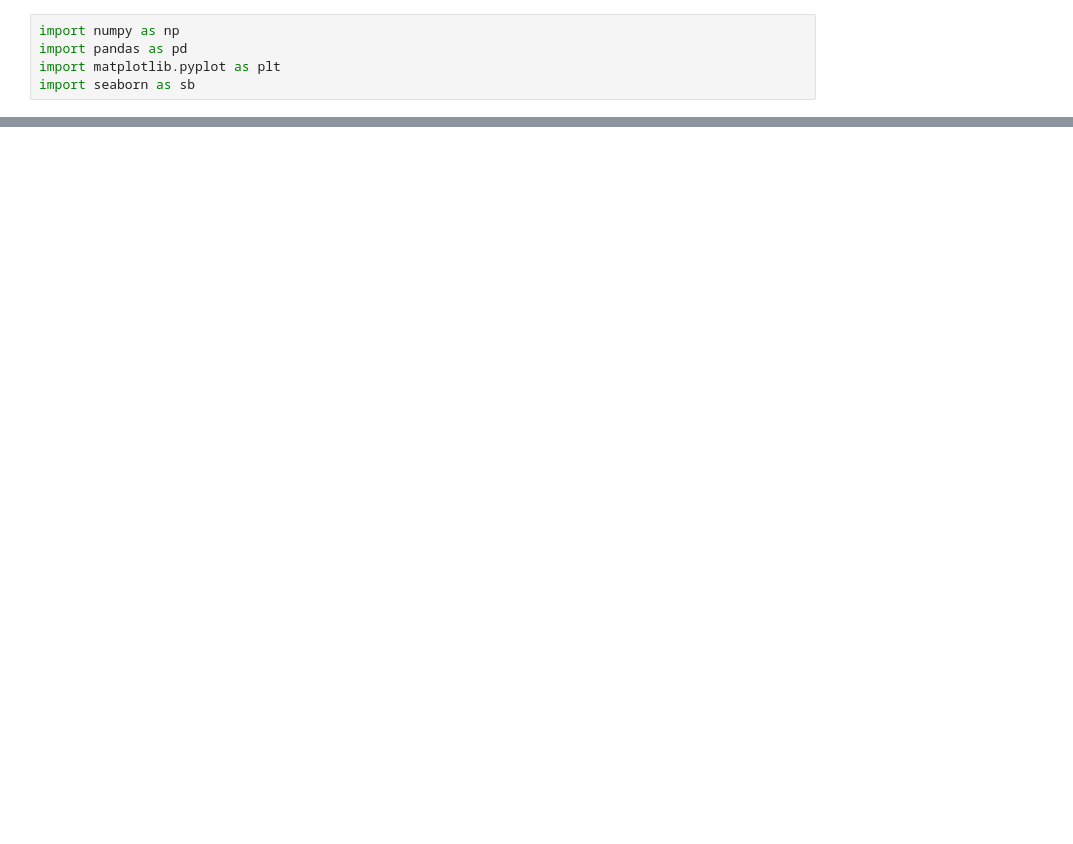
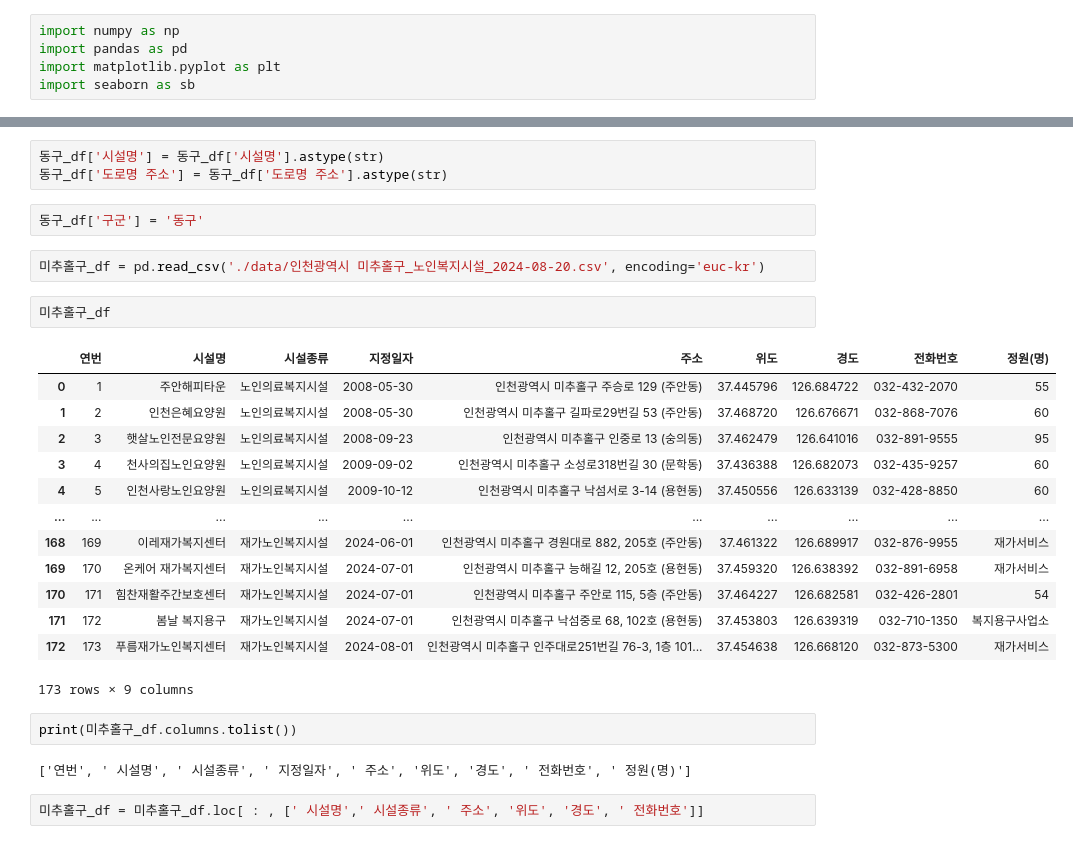
Before and after one commit to Vantish/Incheon_Senior_Welfare_Facility, a Jupyter notebook: 노인복지시설_데이터가공.ipynb, the cells around one changed output, grey strips where cells are left out. Cells and saved outputs as stored; diff of their text form; blank space fills up the shorter version.

```diff
--- a/노인복지시설_데이터가공.ipynb
+++ b/노인복지시설_데이터가공.ipynb
@@ -5,0 +190,29 @@ import seaborn as sb
+# %%
+동구_df['시설명'] = 동구_df['시설명'].astype(str)
+동구_df['도로명 주소'] = 동구_df['도로명 주소'].astype(str)
+# %%
+동구_df['구군'] = '동구'
+# %%
+미추홀구_df = pd.read_csv('./data/인천광역시 미추홀구_노인복지시설_2024-08-20.csv', encoding='euc-kr')
+# %%
+미추홀구_df
+# %% [output]
+|  | 연번 | 시설명 | 시설종류 | 지정일자 | 주소 | 위도 | 경도 | 전화번호 | 정원(명) |
+| 0 | 1 | 주안해피타운 | 노인의료복지시설 | 2008-05-30 | 인천광역시 미추홀구 주승로 129 (주안동) | 37.445796 | 126.684722 | 032-432-2070 | 55 |
+| 1 | 2 | 인천은혜요양원 | 노인의료복지시설 | 2008-05-30 | 인천광역시 미추홀구 길파로29번길 53 (주안동) | 37.468720 | 126.676671 | 032-868-7076 | 60 |
+| 2 | 3 | 햇살노인전문요양원 | 노인의료복지시설 | 2008-09-23 | 인천광역시 미추홀구 인중로 13 (숭의동) | 37.462479 | 126.641016 | 032-891-9555 | 95 |
+| 3 | 4 | 천사의집노인요양원 | 노인의료복지시설 | 2009-09-02 | 인천광역시 미추홀구 소성로318번길 30 (문학동) | 37.436388 | 126.682073 | 032-435-9257 | 60 |
+| 4 | 5 | 인천사랑노인요양원 | 노인의료복지시설 | 2009-10-12 | 인천광역시 미추홀구 낙섬서로 3-14 (용현동) | 37.450556 | 126.633139 | 032-428-8850 | 60 |
+| ... | ... | ... | ... | ... | ... | ... | ... | ... | ... |
+| 168 | 169 | 이레재가복지센터 | 재가노인복지시설 | 2024-06-01 | 인천광역시 미추홀구 경원대로 882, 205호 (주안동) | 37.461322 | 126.689917 | 032-876-9955 | 재가서비스 |
+| 169 | 170 | 온케어 재가복지센터 | 재가노인복지시설 | 2024-07-01 | 인천광역시 미추홀구 능해길 12, 205호 (용현동) | 37.459320 | 126.638392 | 032-891-6958 | 재가서비스 |
+| 170 | 171 | 힘찬재활주간보호센터 | 재가노인복지시설 | 2024-07-01 | 인천광역시 미추홀구 주안로 115, 5층 (주안동) | 37.464227 | 126.682581 | 032-426-2801 | 54 |
+| 171 | 172 | 봄날 복지용구 | 재가노인복지시설 | 2024-07-01 | 인천광역시 미추홀구 낙섬중로 68, 102호 (용현동) | 37.453803 | 126.639319 | 032-710-1350 | 복지용구사업소 |
+| 172 | 173 | 푸름재가노인복지센터 | 재가노인복지시설 | 2024-08-01 | 인천광역시 미추홀구 인주대로251번길 76-3, 1층 101... | 37.454638 | 126.668120 | 032-873-5300 | 재가서비스 |
+173 rows × 9 columns
+# %%
+print(미추홀구_df.columns.tolist())
+# %% [output]
+['연번', ' 시설명', ' 시설종류', ' 지정일자', ' 주소', '위도', '경도', ' 전화번호', ' 정원(명)']
+# %%
+미추홀구_df = 미추홀구_df.loc[ : , [' 시설명',' 시설종류', ' 주소', '위도', '경도', ' 전화번호']]
```
Also changed, not shown: parts of 66 cells of this notebook, 5 other files.
